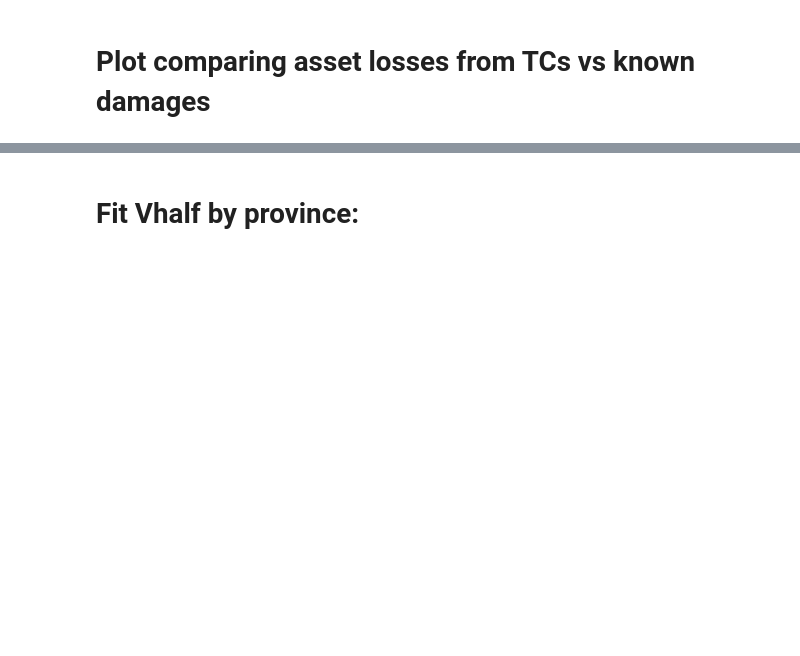
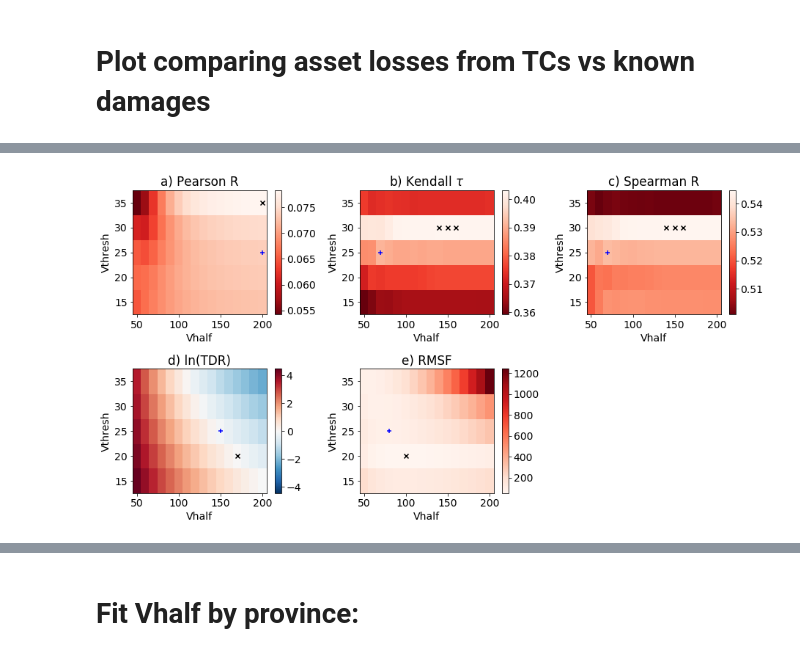
Before and after one commit to janewbaldwin/TC_Risk_WorldBank, a Jupyter notebook: ASSET_LOSSES/emdat_comparison_phi.ipynb, the cells around one changed output, grey strips where cells are left out. Saved outputs shown, nothing was run; the diff lists cells and outputs as text; code cells hidden in the pictures; blank space fills up the shorter version.

```diff
--- a/ASSET_LOSSES/emdat_comparison_phi.ipynb
+++ b/ASSET_LOSSES/emdat_comparison_phi.ipynb
@@ -583,0 +378,54 @@ plt.savefig('assetlosses_'+label+'.png')
+# %%
+#%%time
+
+# Open data on grids
+#This saves from having to run out correlation metrics again but then __xarray_dataarray_variable__ shows up in colorbar label
+pr_dat = xr.open_dataset('CORR_METRICS/pr_all.nc').__xarray_dataarray_variable__
+ktau_dat = xr.open_dataset('CORR_METRICS/ktau_all.nc').__xarray_dataarray_variable__
+sr_dat = xr.open_dataset('CORR_METRICS/sr_all.nc').__xarray_dataarray_variable__
+tdr_dat = xr.open_dataset('CORR_METRICS/tdr_all.nc').__xarray_dataarray_variable__
+rmsf_dat = xr.open_dataset('CORR_METRICS/rmsf_all.nc').__xarray_dataarray_variable__
+
+Vth25i = np.where(ktau_dat.Vthresh==25)
+
+#PLOTTING
+plt.figure(figsize=(13, 7))
+plt.rcParams.update({'font.size': 14})
+
+ax = plt.subplot(231)
+pr_dat.plot(cmap = plt.cm.Reds_r,cbar_kwargs=dict(label=''))
+plt.scatter(pr_dat.Vhalf[np.where(pr_dat== np.max(pr_dat))[1]],pr_dat.Vthresh[np.where(pr_dat== np.max(pr_dat))[0]],color='k',marker='x')
+plt.scatter(pr_dat.Vhalf[np.where(pr_dat.sel(Vthresh=25)==np.max(pr_dat.sel(Vthresh=25)))],pr_dat.Vthresh[Vth25i],color='b',marker='+')
+plt.title('a) Pearson R')
+
+ax = plt.subplot(232)
+ktau_dat.plot(cmap = plt.cm.Reds_r,cbar_kwargs=dict(label=''))
+plt.scatter(ktau_dat.Vhalf[np.where(ktau_dat== np.max(ktau_dat))[1]],ktau_dat.Vthresh[np.where(ktau_dat== np.max(ktau_dat))[0]],color='k',marker='x')
+plt.scatter(ktau_dat.Vhalf[np.where(ktau_dat.sel(Vthresh=25)==np.max(ktau_dat.sel(Vthresh=25)))],ktau_dat.Vthresh[Vth25i],color='b',marker='+')
+plt.title(r'b) Kendall $\tau$')
+
+ax = plt.subplot(233)
+sr_dat.plot(cmap = plt.cm.Reds_r,cbar_kwargs=dict(label=''))
+plt.scatter(sr_dat.Vhalf[np.where(sr_dat== np.max(sr_dat))[1]],sr_dat.Vthresh[np.where(sr_dat== np.max(sr_dat))[0]],color='k',marker='x')
+plt.scatter(sr_dat.Vhalf[np.where(sr_dat.sel(Vthresh=25)==np.max(sr_dat.sel(Vthresh=25)))],sr_dat.Vthresh[Vth25i],color='b',marker='+')
+plt.title('c) Spearman R')
+
+ax = plt.subplot(234)
+log_tdr = np.log(tdr_dat)
+log_tdr.plot(cbar_kwargs=dict(label=''))
+plt.scatter(log_tdr.Vhalf[np.where(np.abs(log_tdr)== np.min(np.abs(log_tdr)))[1]],log_tdr.Vthresh[np.where(np.abs(log_tdr)== np.min(np.abs(log_tdr)))[0]],color='k',marker='x')
+plt.scatter(log_tdr.Vhalf[np.where(np.abs(log_tdr.sel(Vthresh=25))==np.min(np.abs(log_tdr.sel(Vthresh=25))))],log_tdr.Vthresh[Vth25i],color='b',marker='+')
+plt.title('d) ln(TDR)')
+
+ax = plt.subplot(235)
+rmsf_dat.plot(cmap = plt.cm.Reds,cbar_kwargs=dict(label=''))
+plt.scatter(rmsf_dat.Vhalf[np.where(rmsf_dat== np.min(rmsf_dat))[1]],rmsf_dat.Vthresh[np.where(rmsf_dat== np.min(rmsf_dat))[0]],color='k',marker='x')
+plt.scatter(rmsf_dat.Vhalf[np.where(rmsf_dat.sel(Vthresh=25)==np.min(rmsf_dat.sel(Vthresh=25)))],rmsf_dat.Vthresh[Vth25i],color='b',marker='+')
+plt.title('e) RMSF')
+
+#plt.suptitle('Correlation between Simulated and Reported Damages via Different Metrics\n (more white = better fit)', fontweight='bold',y=1.04)
+plt.tight_layout()
+plt.savefig('FIGURES/parametersens_allstorms_2.png',dpi=400)
+plt.savefig('FIGURES/parametersens_allstorms_2.pdf')
+# %% [output]
+[figure, added]
```
Also changed, not shown: parts of 26 cells of this notebook.
